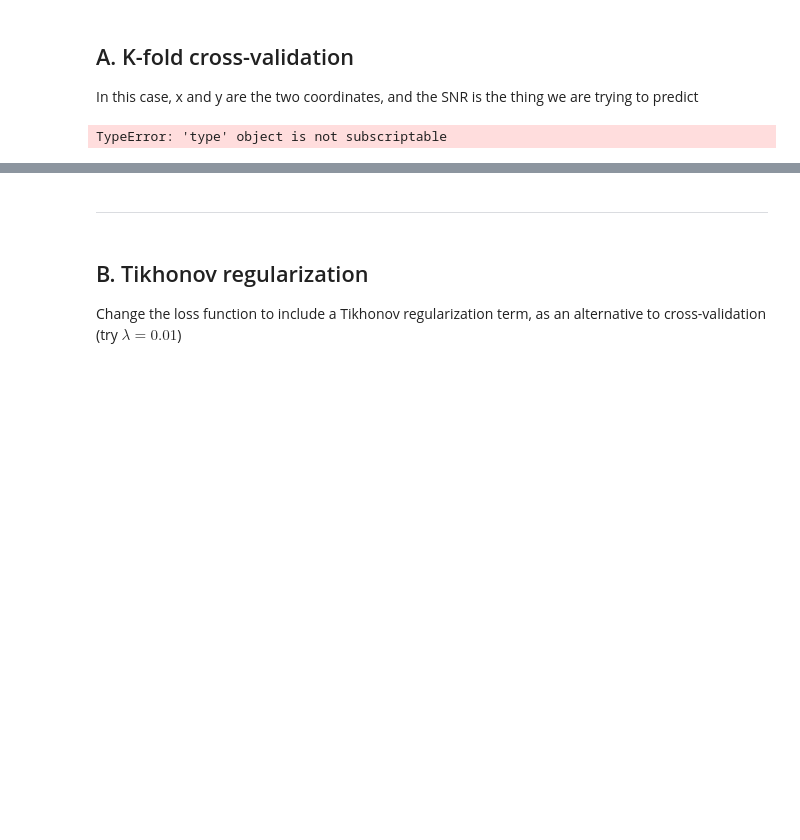
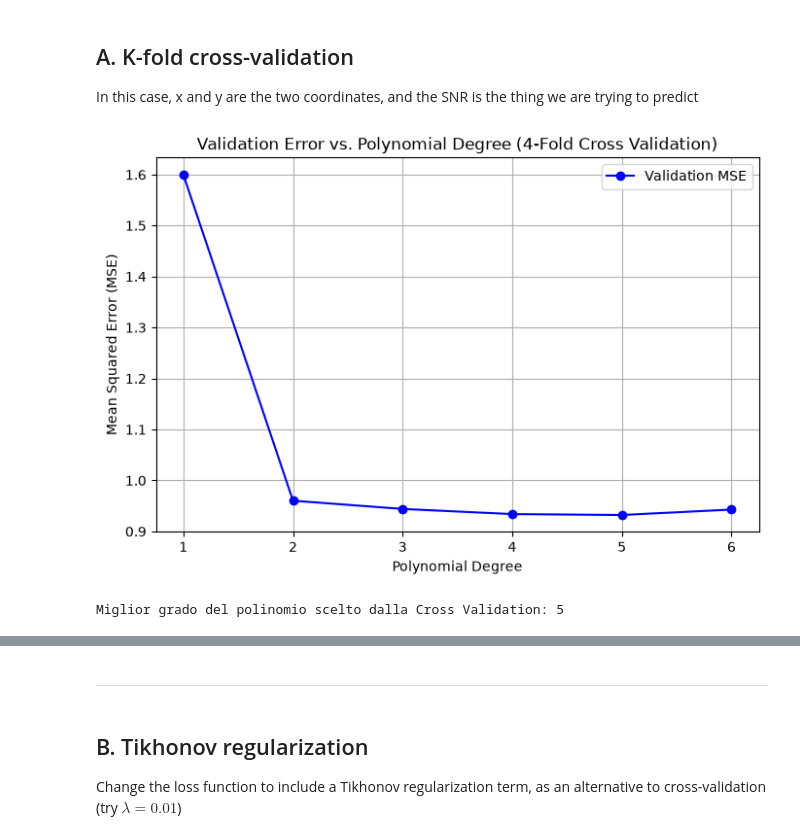
Before and after one commit to garelliloris/MachineLearning26-27, a Jupyter notebook: Lab 1 Model Selection-20261027/01_validation.ipynb, the cells around one changed output, grey strips where cells are left out. Saved outputs shown, nothing was run; the diff lists cells and outputs as text; code cells hidden in the pictures; blank space fills up the shorter version.

```diff
--- a/Lab 1 Model Selection-20261027/01_validation.ipynb
+++ b/Lab 1 Model Selection-20261027/01_validation.ipynb
@@ -66,7 +66,7 @@ def predict(distance, poly_coeffs):
 def evaluate(distance, SNR, poly_coeffs):
     # TODO: Compute the error of the polynomial fit on the chosen data
     diffs=SNR-predict(distance,poly_coeffs)
-    mse=1/len(SNR)*sum(diffs)**2
+    mse=1/len(SNR)*sum((diffs)**2)
     return mse
 
 def separate_test(distance, SNR, test_points):
@@ -103,8 +103,44 @@ def k_fold_cross_validation(x_train: np.ndarray, y_train: np.ndarray, k: int, ma
     # The inputs and labels are already in terms of distance and SNR
 
     ##To fold, shuffle first all indices and then take the ordered blocks of n/k indices
-    rdm_idx=random.sample([i for i in range (len(x_train))])
+    n=len(x_train)
+    best=[]
+    results=[]
+    idx=list(range(n))
+    fold_points=n//k
+    rest_points=n%k
+    x_folds=[]
+    y_folds=[]
+    best_degree = None
+    best_perf = float('inf')
 
+    for j in range (k):
+        if j==k-1:
+            fold_size = fold_points+rest_points
+        else:
+            fold_size = fold_points
+        rdm_idx=random.sample(idx, fold_size)
+        idx=[j for j in idx if j not in rdm_idx]
+
+        x_folds.append(x_train[rdm_idx])
+        y_folds.append(y_train[rdm_idx])
+
+    for deg in range(1,max_degree+1):
+        degree_perf=0
+
+        for test in range (k):
+            x_val=x_folds[test]
+            y_val=y_folds[test]
+            x_tr=np.concatenate([x_folds[i] for i in range(k) if i != test])
+            y_tr=np.concatenate([y_folds[i] for i in range(k) if i != test])
+
+            poly_coeffs=fit(x_tr,y_tr,deg)
+            degree_perf+=evaluate(x_val,y_val,poly_coeffs)
+        avg_mse=degree_perf/k
+        results.append(avg_mse)
+        if avg_mse<best_perf:
+            best_perf=avg_mse
+            best_degree=deg
+    best_coeffs=fit(x_train,y_train,best_degree)
+    best=(best_degree,best_coeffs)
     return best, results
-# %% [output]
-TypeError: 'type' object is not subscriptable
@@ -115,0 +147,29 @@ TypeError: 'type' object is not subscriptable
+# %%
+# TODO: run the training with K-fold cross-validation with 40 test points and 4 folds Plot the validation score as a function of the degree
+# 1. Separazione del dataset in Train e Test set (40 punti per il test)
+x_train, y_train, x_test, y_test = separate_test(distance, SNR, test_points=40)
+
+# 2. Esecuzione della K-fold cross-validation con K=4 e max_degree=6
+k = 4
+max_degree = 6
+best_model, validation_scores = k_fold_cross_validation(x_train, y_train, k=k, max_degree=max_degree)
+
+# 3. Grafico dello score di validazione (MSE) in funzione del grado del polinomio
+degrees = list(range(1, max_degree + 1))
+
+plt.figure(figsize=(8, 5))
+plt.plot(degrees, validation_scores, marker='o', linestyle='-', color='b', label='Validation MSE')
+plt.xlabel('Polynomial Degree')
+plt.ylabel('Mean Squared Error (MSE)')
+plt.title('Validation Error vs. Polynomial Degree (4-Fold Cross Validation)')
+plt.grid(True)
+plt.xticks(degrees)
+plt.legend()
+plt.show()
+
+# Stampa del miglior grado trovato
+best_degree = best_model[0] if isinstance(best_model, tuple) else "N/A"
+print(f"Miglior grado del polinomio scelto dalla Cross Validation: {best_degree}")
+# %% [output]
+[figure, added]
+Miglior grado del polinomio scelto dalla Cross Validation: 5
```
Also changed, not shown: parts of 14 cells of this notebook, 2 other files.
